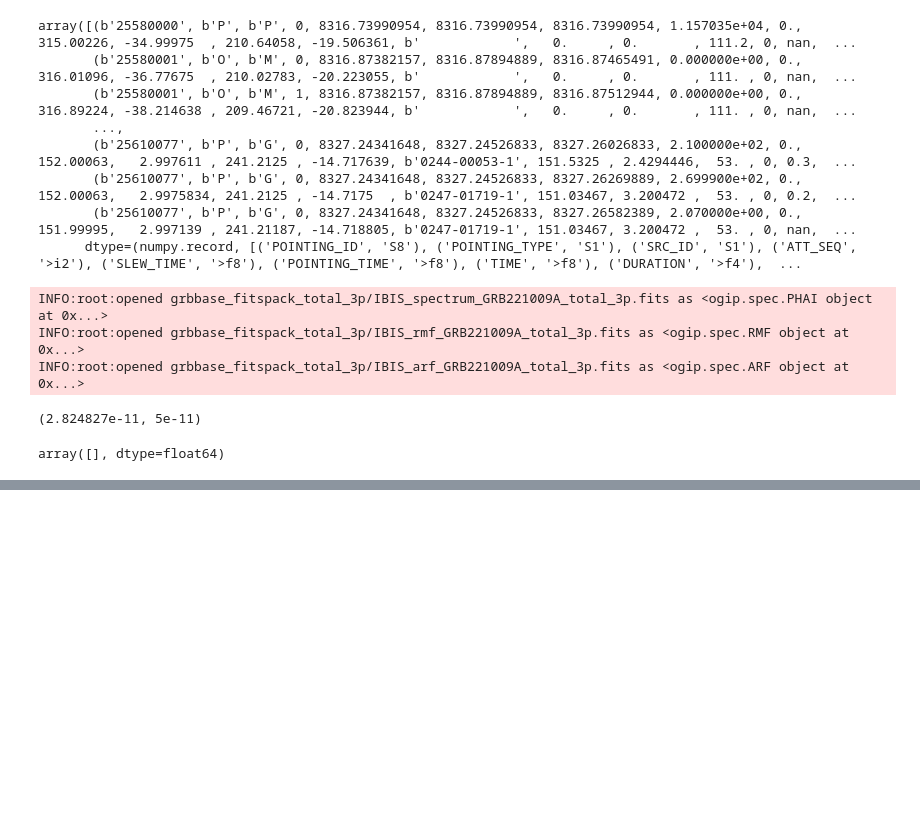
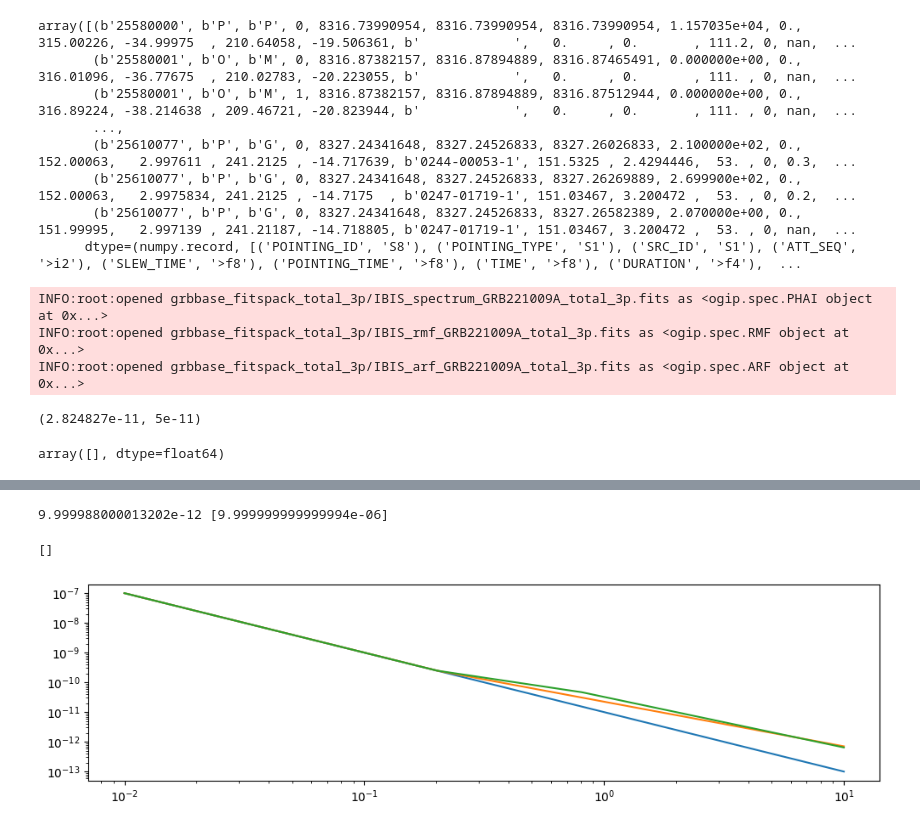
Before and after one commit to volodymyrss/grb221009, a Jupyter notebook: afterglow.ipynb, the cells around one changed output, grey strips where cells are left out. Cells and saved outputs as stored; diff of their text form; code cells hidden in the pictures; blank space fills up the shorter version.

```diff
--- a/afterglow.ipynb
+++ b/afterglow.ipynb
@@ -509,3 +510,50 @@ INFO:root:opened grbbase_fitspack_total_3p/JMX1_arf_GRB221009A_total_3p.fits as
+# %%
+t_N = 1.
+
+def conversion_for_instrument(i):
+    return lc_by_instrument[i]['conversion_factor']
+
+def s_t_model_gen(N, slope, t_break=np.NaN, slope_pb=np.NaN, t_break_er=np.NaN, slope_mid=np.NaN):
+
+    def model(t, i):
+        this_N = N
+        this_slope = slope
+
+        if not np.isnan(t_break) and t > t_break:
+            this_slope = slope_pb
+            this_N -= np.log10(t_break) * (slope_pb - slope)
+            if not np.isnan(t_break_er):
+                this_N += np.log10(t_break) * (slope_mid - slope)
+                this_N -= np.log10(t_break_er) * (slope_mid - slope)
+
+        if not np.isnan(t_break_er) and t_break_er < t < t_break:
+            this_slope = slope_mid
+            this_N -= np.log10(t_break_er) * (slope_mid - slope)
+
+        m = 10**this_N*(t/t_N)**this_slope/conversion_for_instrument(i)
+
+        # if t > 1 and t < 1.7:
+        #     m += rings_flux_ecs_3_10_r2558
+
+        return m
+
+    # TODO: this is too slow
+    return np.frompyfunc(model, 2, 1)
+
+print(s_t_model_gen(-11, -1.2)(1.000001, 'picsit'), s_t_model_gen(-11, -1.2)(np.array([0.00001]), 'picsit'))
+
+plt.figure(figsize=(12, 3))
+
+t = np.logspace(-2, 1, 1000)
+
+plt.plot(t, s_t_model_gen(-11, -2)(t, 'picsit'))
+plt.plot(t, s_t_model_gen(-11, -2, 0.2, -1.5)(t, 'picsit'))
+plt.plot(t, s_t_model_gen(-11, -2, 0.8, -1.7, 0.2, -1.2)(t, 'picsit'))
+plt.loglog()
+# %% [output]
+9.999988000013202e-12 [9.999999999999994e-06]
+[]
+[figure, added]
 # %%
 import numpy as np
 import emcee
```
Also changed, not shown: parts of 9 cells of this notebook, 1 other file.
